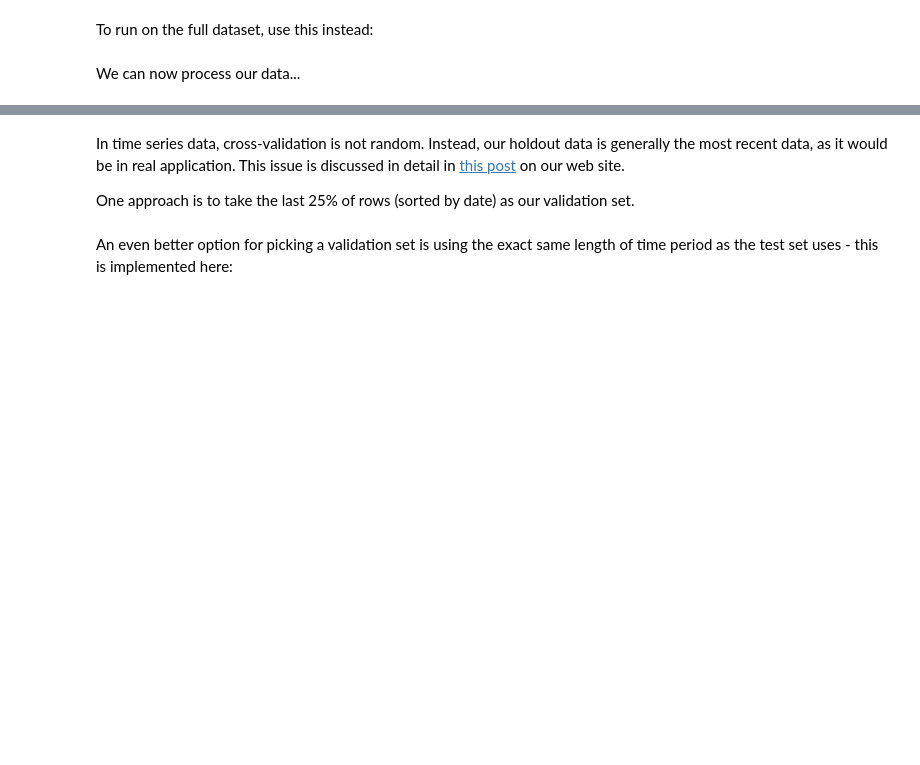
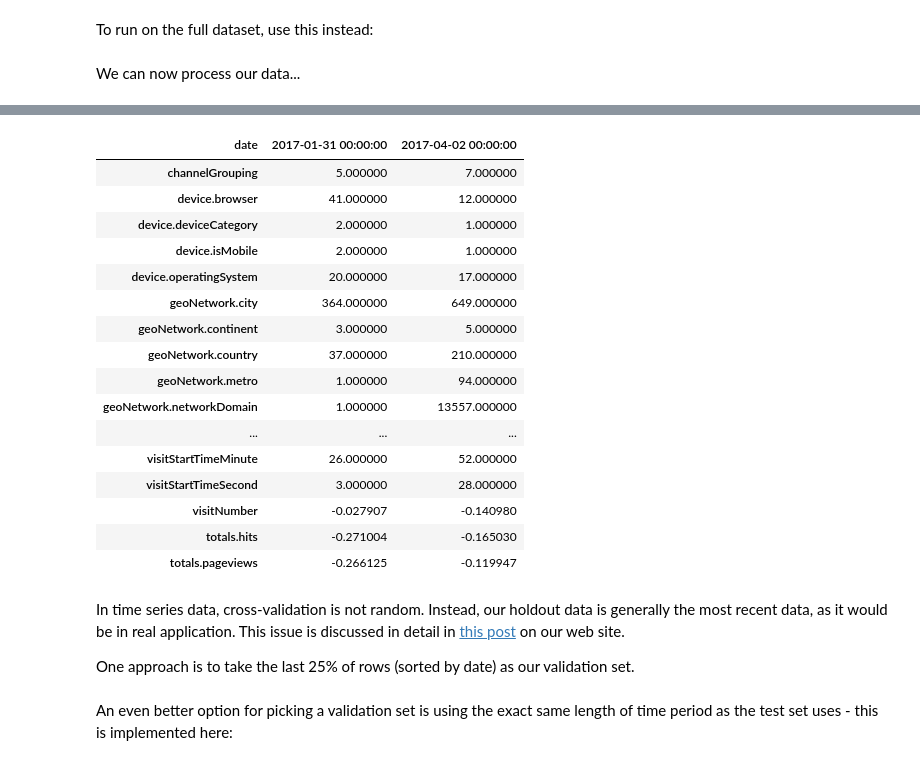
Before and after one commit to borowis/fastai, a Jupyter notebook: courses/dl1/lesson3-google-ga.ipynb, the cells around one changed output, grey strips where cells are left out. Saved outputs shown, nothing was run; the diff lists cells and outputs as text; code cells hidden in the pictures; blank space fills up the shorter version.

```diff
--- a/courses/dl1/lesson3-google-ga.ipynb
+++ b/courses/dl1/lesson3-google-ga.ipynb
@@ -278,7 +350,25 @@ test = test.set_index("date")
 df_test, _, nas, mapper = proc_df(test, 'totals.transactionRevenue', do_scale=True, skip_flds=['fullVisitorId'],
                                   mapper=mapper, na_dict=nas)
 # %%
-df.head(2)
+df.head(2).T
+# %% [output]
+| date | 2017-01-31 00:00:00 | 2017-04-02 00:00:00 |
+| channelGrouping | 5.000000 | 7.000000 |
+| device.browser | 41.000000 | 12.000000 |
+| device.deviceCategory | 2.000000 | 1.000000 |
+| device.isMobile | 2.000000 | 1.000000 |
+| device.operatingSystem | 20.000000 | 17.000000 |
+| geoNetwork.city | 364.000000 | 649.000000 |
+| geoNetwork.continent | 3.000000 | 5.000000 |
+| geoNetwork.country | 37.000000 | 210.000000 |
+| geoNetwork.metro | 1.000000 | 94.000000 |
+| geoNetwork.networkDomain | 1.000000 | 13557.000000 |
+| ... | ... | ... |
+| visitStartTimeMinute | 26.000000 | 52.000000 |
+| visitStartTimeSecond | 3.000000 | 28.000000 |
+| visitNumber | -0.027907 | -0.140980 |
+| totals.hits | -0.271004 | -0.165030 |
+| totals.pageviews | -0.266125 | -0.119947 |
 # %% [markdown]
 In time series data, cross-validation is not random. Instead, our holdout data is generally the most recent data, as it would be in real application. This issue is discussed in detail in [this post](http://www.fast.ai/2017/11/13/validation-sets/) on our web site.
 
```
Also changed, not shown: parts of 41 cells of this notebook.
